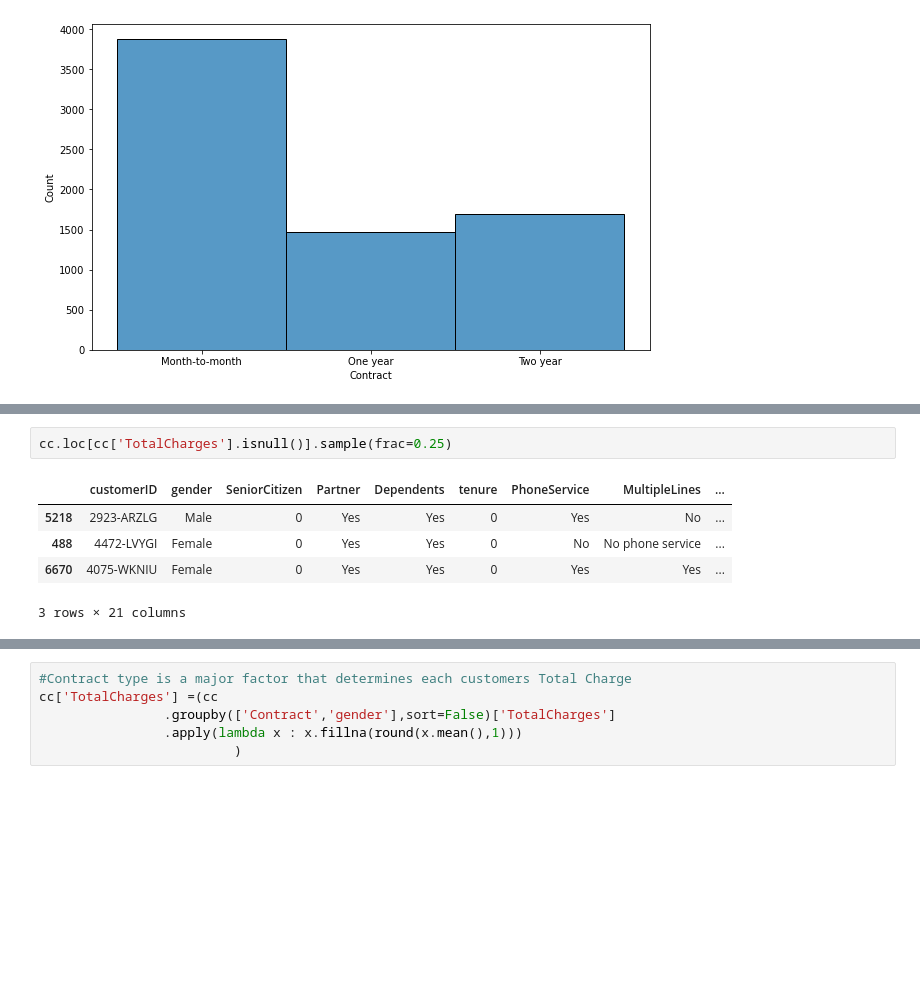
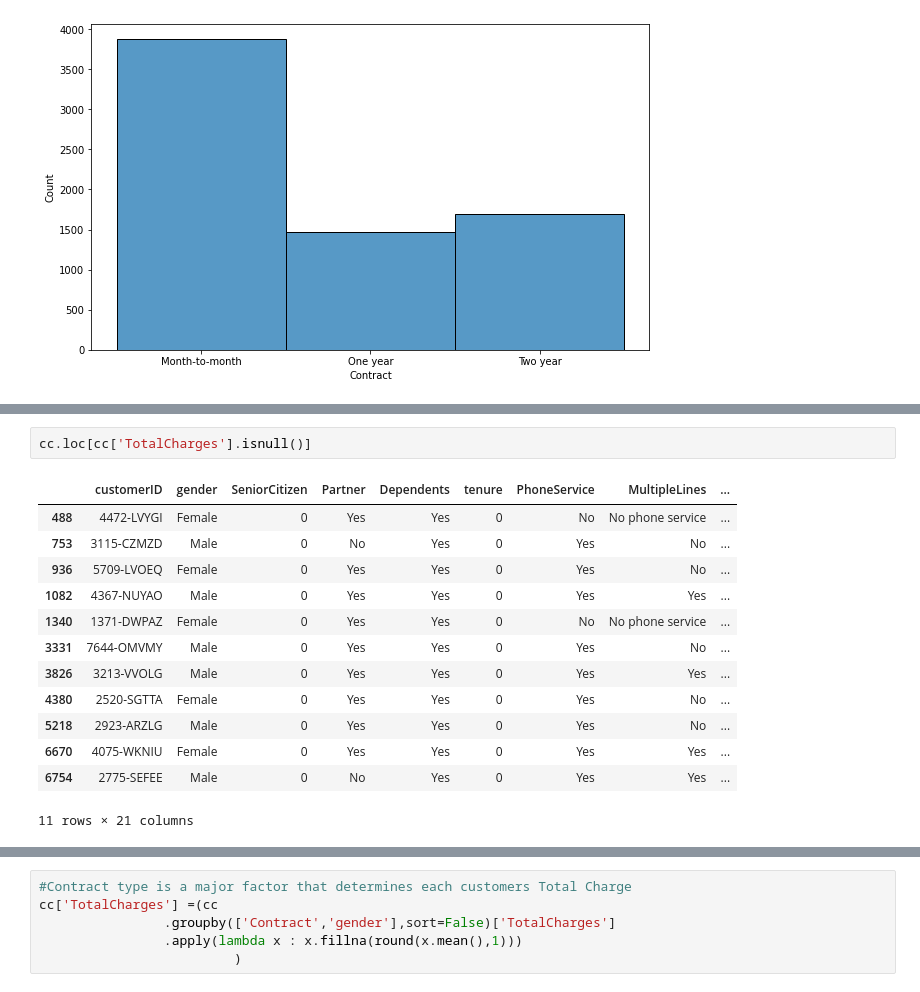
Before and after one commit to ADEYEMIBolaji/customer-churn-2, a Jupyter notebook: customer-churn-2.ipynb, the cells around one changed output, grey strips where cells are left out. Drawn from its saved outputs; the diff is of its cells as text; blank space fills up the shorter version.

```diff
--- a/customer-churn-2.ipynb
+++ b/customer-churn-2.ipynb
@@ -212,8 +228,16 @@ sns.histplot(cc , x='TotalCharges',bins=70)
 # %%
-cc.loc[cc['TotalCharges'].isnull()].sample(frac=0.25)
+cc.loc[cc['TotalCharges'].isnull()]
 # %% [output]
 |  | customerID | gender | SeniorCitizen | Partner | Dependents | tenure | PhoneService | MultipleLines | ... |
+| 488 | 4472-LVYGI | Female | 0 | Yes | Yes | 0 | No | No phone service | ... |
+| 753 | 3115-CZMZD | Male | 0 | No | Yes | 0 | Yes | No | ... |
+| 936 | 5709-LVOEQ | Female | 0 | Yes | Yes | 0 | Yes | No | ... |
+| 1082 | 4367-NUYAO | Male | 0 | Yes | Yes | 0 | Yes | Yes | ... |
+| 1340 | 1371-DWPAZ | Female | 0 | Yes | Yes | 0 | No | No phone service | ... |
+| 3331 | 7644-OMVMY | Male | 0 | Yes | Yes | 0 | Yes | No | ... |
+| 3826 | 3213-VVOLG | Male | 0 | Yes | Yes | 0 | Yes | Yes | ... |
+| 4380 | 2520-SGTTA | Female | 0 | Yes | Yes | 0 | Yes | No | ... |
 | 5218 | 2923-ARZLG | Male | 0 | Yes | Yes | 0 | Yes | No | ... |
-| 488 | 4472-LVYGI | Female | 0 | Yes | Yes | 0 | No | No phone service | ... |
 | 6670 | 4075-WKNIU | Female | 0 | Yes | Yes | 0 | Yes | Yes | ... |
+| 6754 | 2775-SEFEE | Male | 0 | No | Yes | 0 | Yes | Yes | ... |
-3 rows × 21 columns
+11 rows × 21 columns
```
Also changed, not shown: parts of 69 cells of this notebook.
